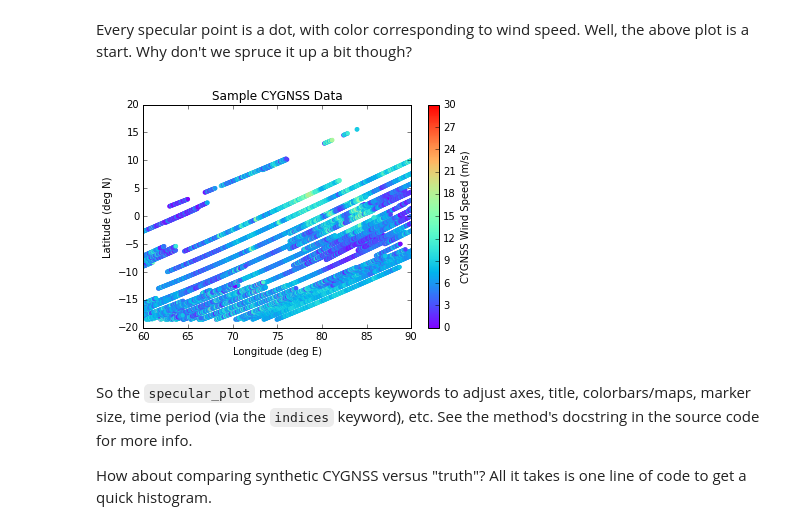
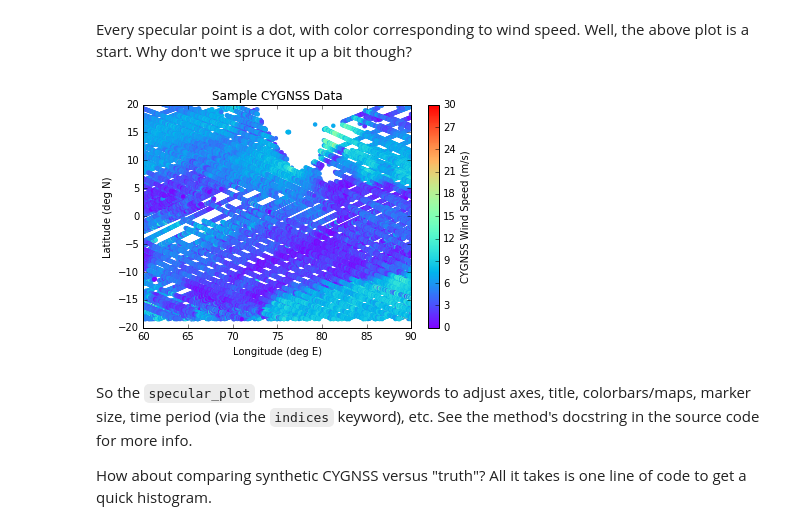
Before and after one commit to nasa/PyGNSS, a Jupyter notebook: notebooks/CYGNSS_L2_Python_Module_Demo.ipynb, the cells around one changed output. Drawn from its saved outputs; the diff is of its cells as text; code cells hidden in the pictures.

```diff
--- a/notebooks/CYGNSS_L2_Python_Module_Demo.ipynb
+++ b/notebooks/CYGNSS_L2_Python_Module_Demo.ipynb
@@ -58,10 +58,10 @@ Every specular point is a dot, with color corresponding to wind speed. Well, the
 # %%
 display.specular_plot(colorbar_flag=True, axis_label_flag=True,
                       title='Sample CYGNSS Data', ms=20,
-                      cmap='rainbow', indices=[10000, 15000],
+                      cmap='rainbow',
                       latrange=[-20, 20], lonrange=[60, 90])
 # %% [output]
-[figure, old version]
+[figure, new version]
 # %% [markdown]
 So the `specular_plot` method accepts keywords to adjust axes, title, colorbars/maps, marker size, time period (via the `indices` keyword), etc. See the method's docstring in the source code for more info.
 
```
Also changed, not shown: parts of 19 cells of this notebook, 1 other file.
